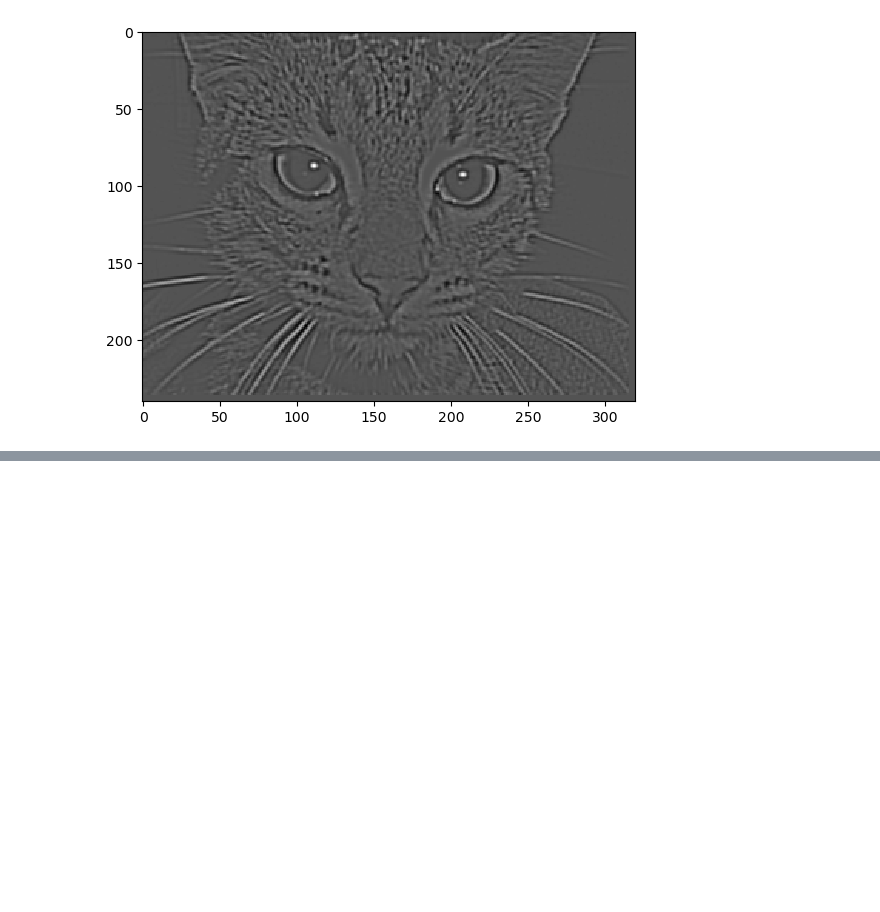
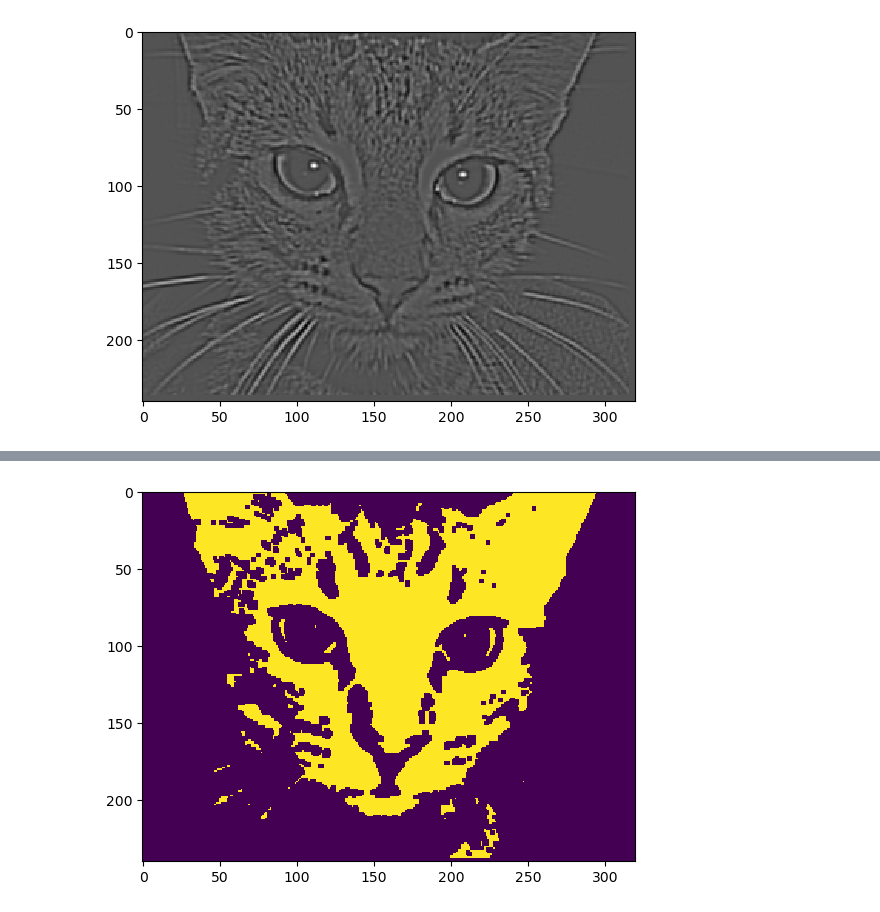
Before and after one commit to alaeddine245/ImageProcessing, a Jupyter notebook: main.ipynb, the cells around one changed output, grey strips where cells are left out. Cells and saved outputs as stored; diff of their text form; code cells hidden in the pictures; blank space fills up the shorter version.

```diff
--- a/main.ipynb
+++ b/main.ipynb
@@ -77,0 +94,11 @@ high_cat.show()
+# %%
+histogram_red = ppm_ops.histogram(chat_rgb , 0)
+histogram_green = ppm_ops.histogram(chat_rgb, 1)
+histogram_blue = ppm_ops.histogram(chat_rgb, 2)
+
+
+otsu_red = ppm_ops.otsu_thresholding(histogram_red)
+otsu_green = ppm_ops.otsu_thresholding(histogram_green)
+otsu_blue = ppm_ops.otsu_thresholding(histogram_blue)
+# %%
+result = ppm_ops.threshhold(chat_rgb, (otsu_red, otsu_green, otsu_blue), 'AND')
@@ -77,0 +109,4 @@ high_cat.show()
+# %%
+ppm_ops.erosion(result, 3).show()
+# %% [output]
+[figure, added]
```
Also changed, not shown: parts of 12 cells of this notebook, 1 other file.
